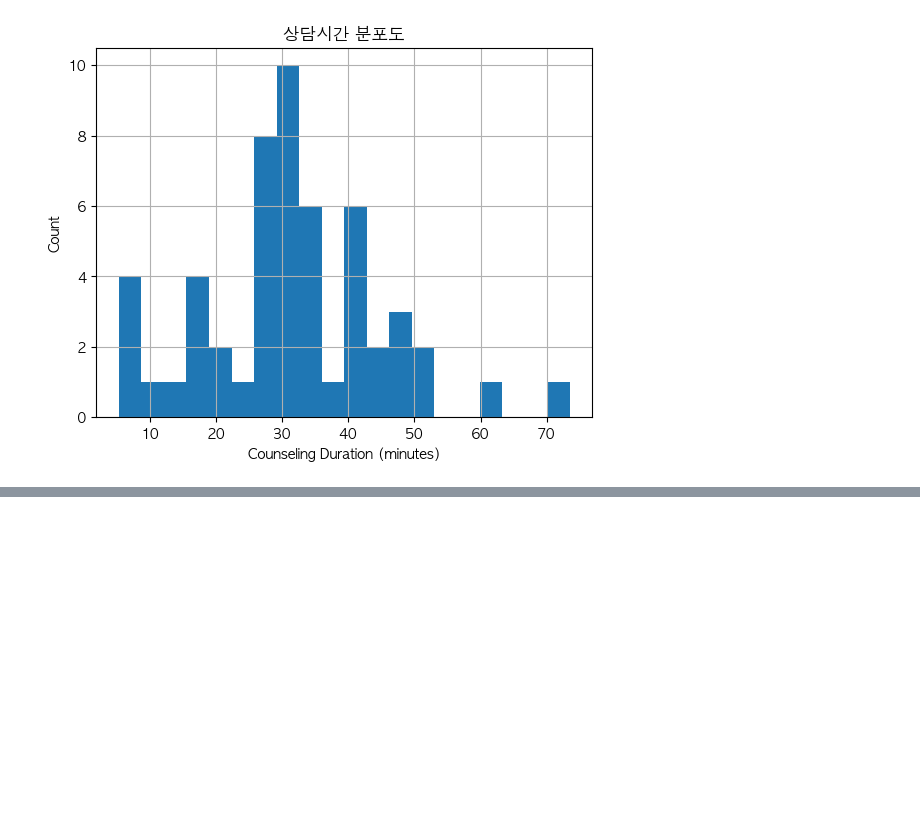
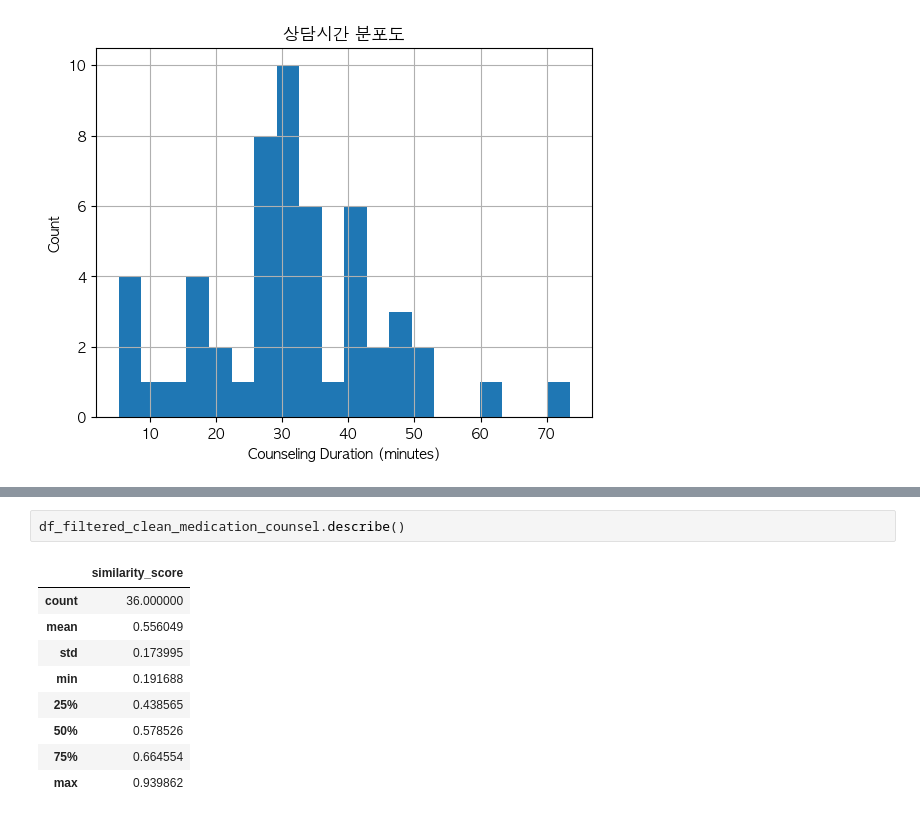
Before and after one commit to MediBird/caring-note-prompt-tuner, a Jupyter notebook: analysis/counselsession/analysis_counsel_session.ipynb, the cells around one changed output, grey strips where cells are left out. Drawn from its saved outputs; the diff is of its cells as text; blank space fills up the shorter version.

```diff
--- a/analysis/counselsession/analysis_counsel_session.ipynb
+++ b/analysis/counselsession/analysis_counsel_session.ipynb
@@ -138,0 +182,12 @@ df_clean_medication_counsel.to_excel("상담기록_20250504.xlsx", index=False)
+# %%
+df_filtered_clean_medication_counsel.describe()
+# %% [output]
+|  | similarity_score |
+| count | 36.000000 |
+| mean | 0.556049 |
+| std | 0.173995 |
+| min | 0.191688 |
+| 25% | 0.438565 |
+| 50% | 0.578526 |
+| 75% | 0.664554 |
+| max | 0.939862 |
```
Also changed, not shown: parts of 5 cells of this notebook, 3 other files.
